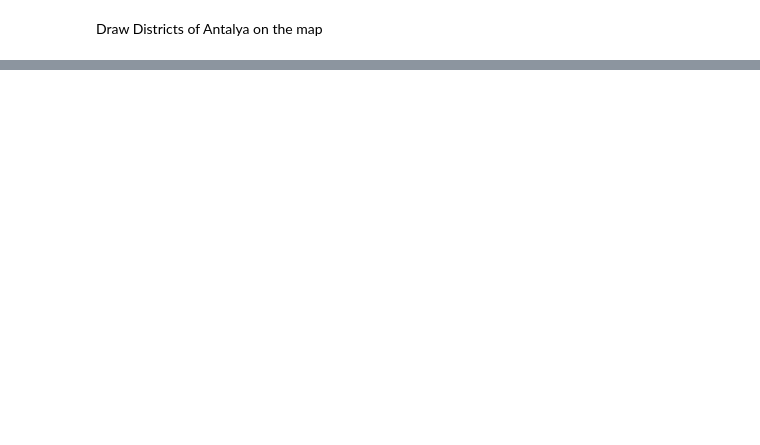
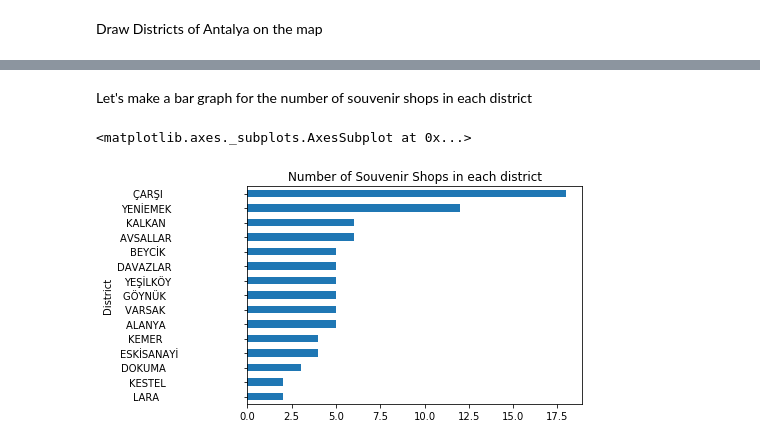
Before and after one commit to ekrembakay/Coursera_Capstone, a Jupyter notebook: Battle of Neighbourhoods.ipynb, the cells around one changed output, grey strips where cells are left out. Saved outputs shown, nothing was run; the diff lists cells and outputs as text; code cells hidden in the pictures; blank space fills up the shorter version.

```diff
--- a/Battle of Neighbourhoods.ipynb
+++ b/Battle of Neighbourhoods.ipynb
@@ -158,0 +303,6 @@ antalya_districts
+# %%
+antalya_souvenir = getVenues(names=df_antalya_new['District'],
+                                   latitudes=df_antalya_new['latitude'],
+                                   longitudes=df_antalya_new['longitude']
+                                   )
+antalya_souvenir.head()
@@ -158,0 +316,8 @@ antalya_districts
+# %% [markdown]
+Let's make a bar graph for the number of souvenir shops in each district
+# %%
+y = antalya_souvenir.groupby('District')['Venue'].count().sort_values().tail(15)
+y.plot(kind='barh', title="Number of Souvenir Shops in each district")
+# %% [output]
+<matplotlib.axes._subplots.AxesSubplot at 0x...>
+[figure, added]
```
Also changed, not shown: parts of 27 cells of this notebook.
